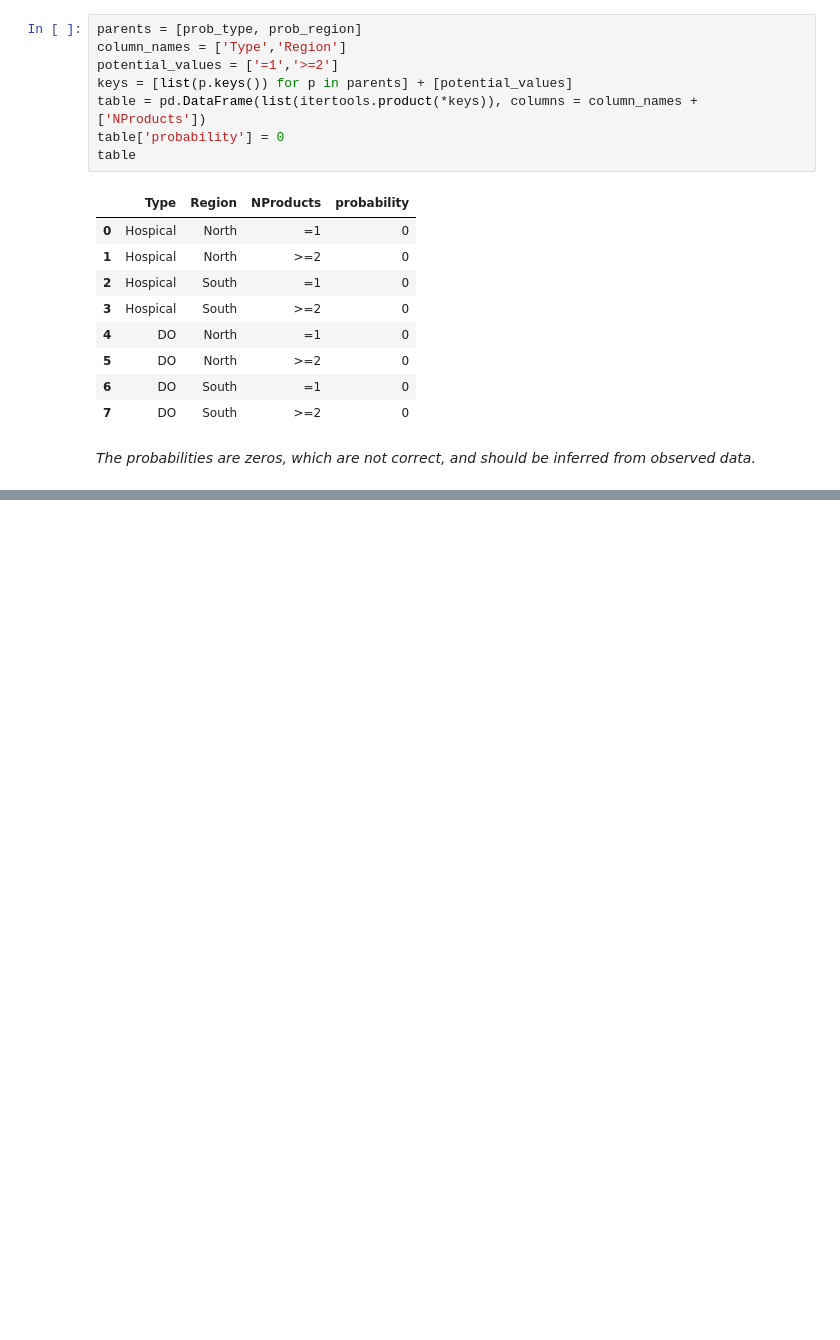
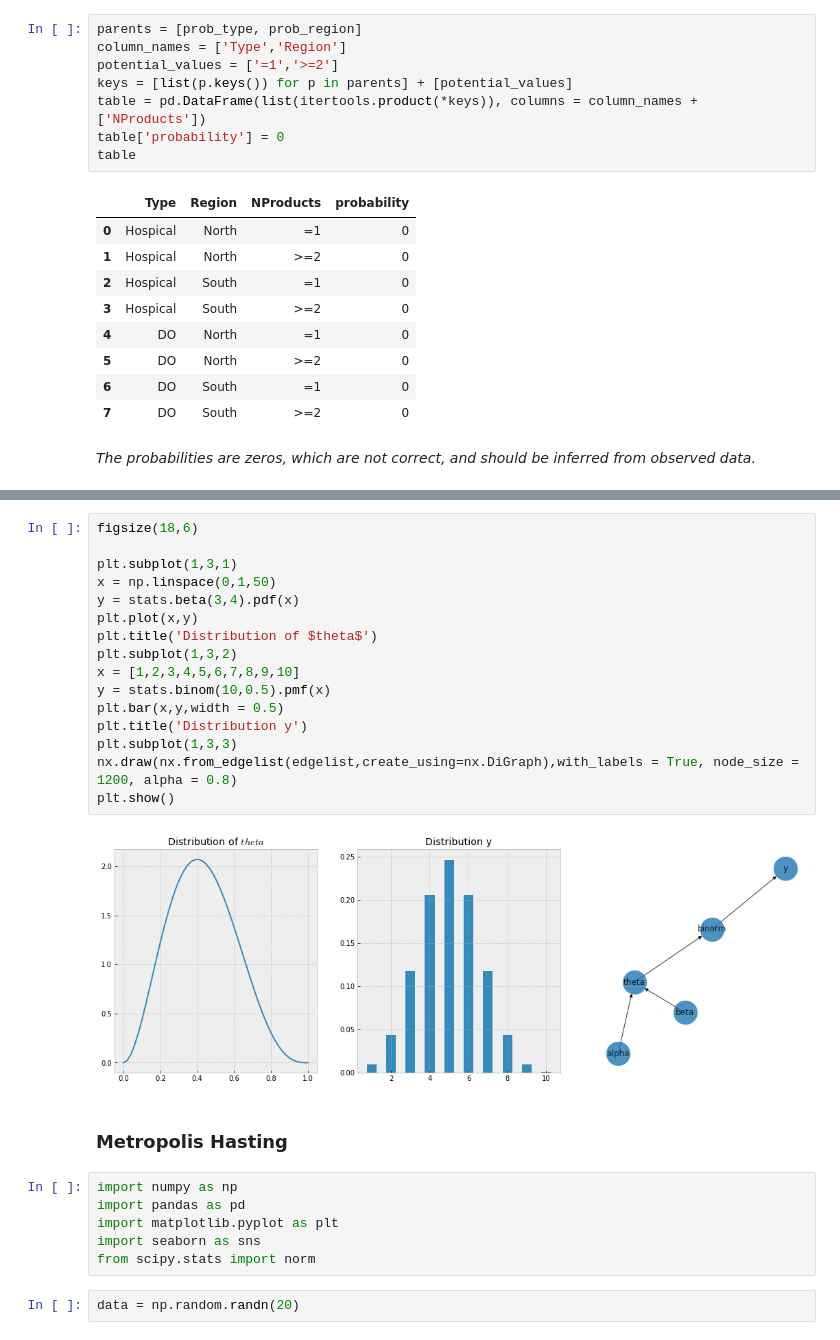
Before and after one commit to Kira1108/Bayesian_Study_Note, a Jupyter notebook: sampling_methods/sampling methods.ipynb, the cells around one changed output, grey strips where cells are left out. Saved outputs shown, nothing was run; the diff lists cells and outputs as text; blank space fills up the shorter version.

```diff
--- a/sampling_methods/sampling methods.ipynb
+++ b/sampling_methods/sampling methods.ipynb
@@ -450,0 +478,28 @@ table
+# %%
+figsize(18,6)
+
+plt.subplot(1,3,1)
+x = np.linspace(0,1,50)
+y = stats.beta(3,4).pdf(x)
+plt.plot(x,y)
+plt.title('Distribution of $theta$')
+plt.subplot(1,3,2)
+x = [1,2,3,4,5,6,7,8,9,10]
+y = stats.binom(10,0.5).pmf(x)
+plt.bar(x,y,width = 0.5)
+plt.title('Distribution y')
+plt.subplot(1,3,3)
+nx.draw(nx.from_edgelist(edgelist,create_using=nx.DiGraph),with_labels = True, node_size = 1200, alpha = 0.8)
+plt.show()
+# %% [output]
+[figure, added]
+# %% [markdown]
+### Metropolis Hasting
+# %%
+import numpy as np
+import pandas as pd
+import matplotlib.pyplot as plt
+import seaborn as sns
+from scipy.stats import norm
+# %%
+data = np.random.randn(20)
```
Also changed, not shown: parts of 48 cells of this notebook, 1 other file.
